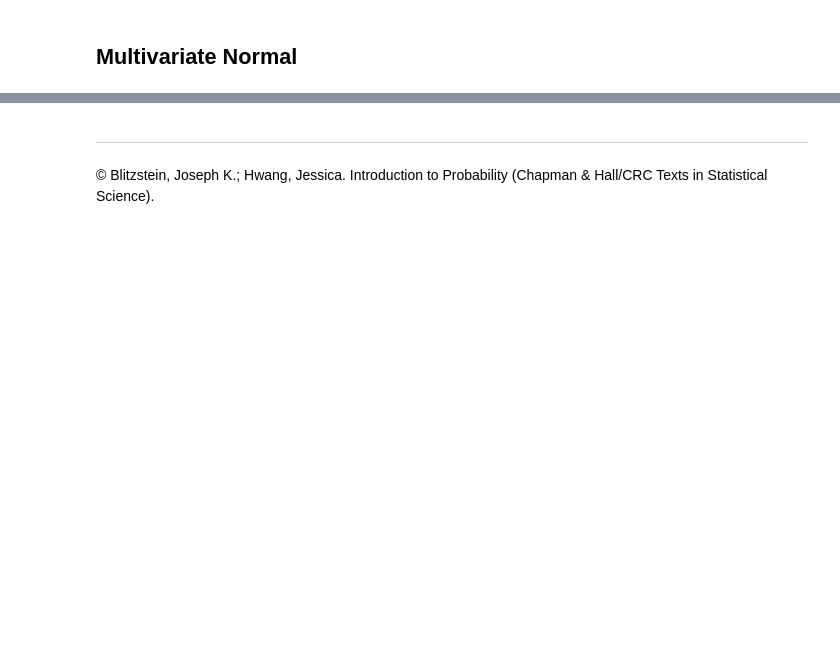
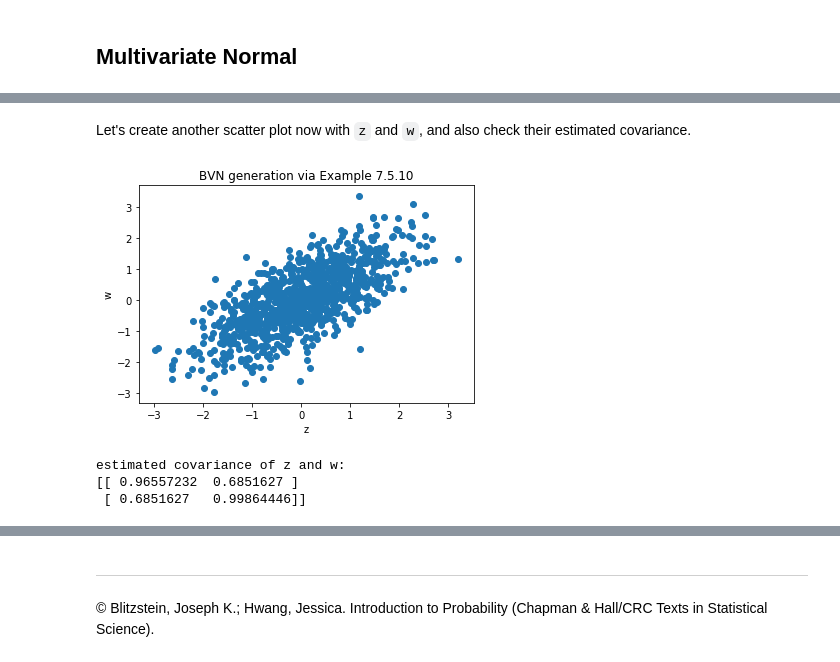
Before and after one commit to buruzaemon/IntroductionToProbabilityPy, a Jupyter notebook: Ch7.ipynb, the cells around one changed output, grey strips where cells are left out. Drawn from its saved outputs; the diff is of its cells as text; code cells hidden in the pictures; blank space fills up the shorter version.

```diff
--- a/Ch7.ipynb
+++ b/Ch7.ipynb
@@ -98 +130,13 @@ w <- rho*x + tau*y
+# %%
+from scipy.stats import norm
+
+# seed the random number generator
+np.random.seed(888)
+
+rho = 0.7
+tau = np.sqrt(1 - rho**2)
+x = norm.rvs(size=10**3)
+y = norm.rvs(size=10**3)
+z = x
+w = rho*x + tau*y
 # %% [markdown]
@@ -99,0 +150,19 @@ This gives the Z-coordinates in a vector z and the W-coordinates in a vector w.
+# %% [markdown]
+Let's create another scatter plot now with `z` and `w`, and also check their estimated covariance.
+# %%
+plt.scatter(z, w)
+
+plt.xlabel('z')
+plt.ylabel('w')
+plt.title('BVN generation via Example 7.5.10')
+
+plt.show()
+# %% [output]
+[figure, added]
+# %%
+est_cov2 = np.cov(z, w)
+print('estimated covariance of z and w:\n{}'.format(est_cov2))
+# %% [output]
+estimated covariance of z and w:
+[[ 0.96557232  0.6851627 ]
+ [ 0.6851627   0.99864446]]
```
Also changed, not shown: parts of 20 cells of this notebook.
